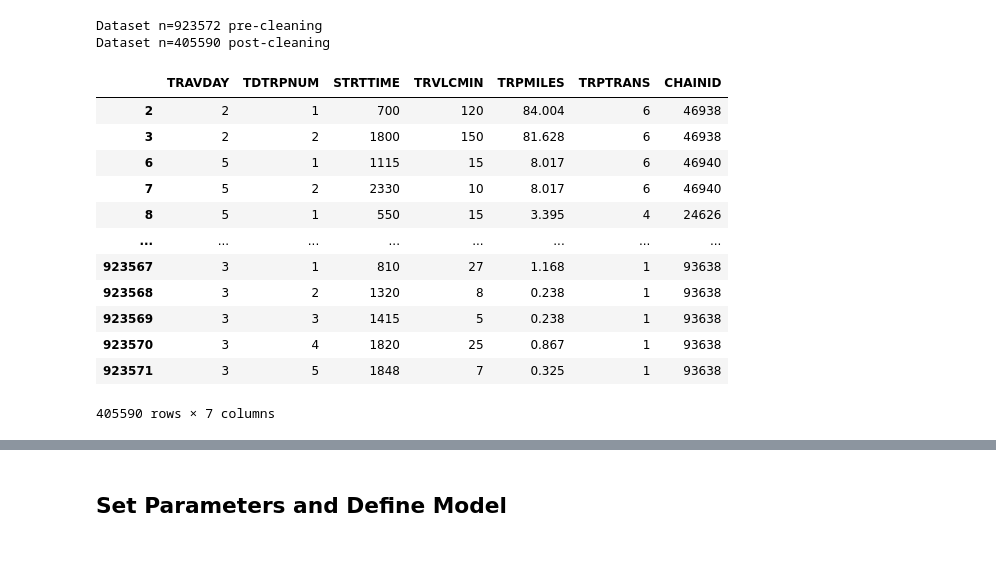
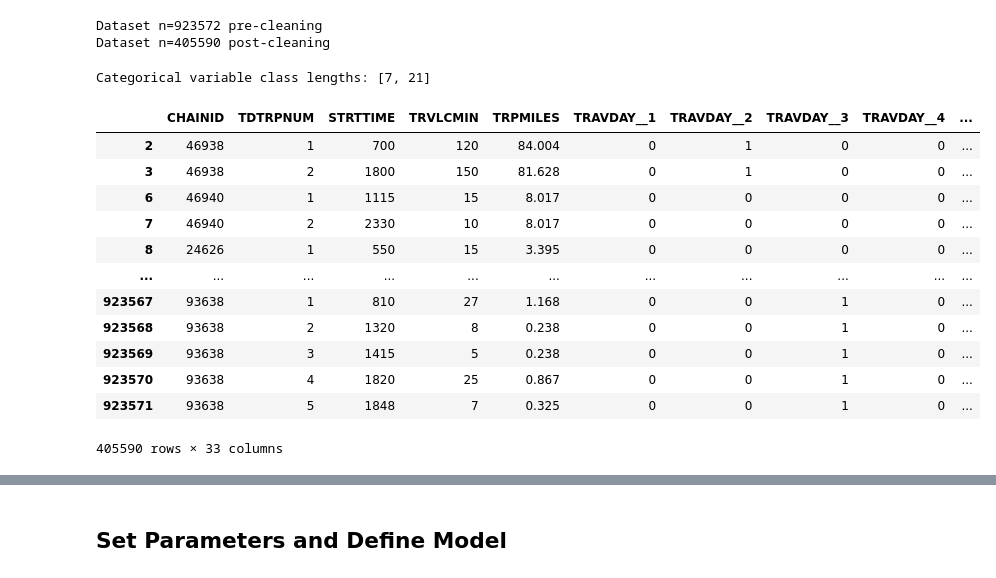
Before and after one commit to zackAemmer/generative_synthesis, a Jupyter notebook: trip_synthesizer.ipynb, the cells around one changed output, grey strips where cells are left out. Drawn from its saved outputs; the diff is of its cells as text; code cells hidden in the pictures.

```diff
--- a/trip_synthesizer.ipynb
+++ b/trip_synthesizer.ipynb
@@ -72,25 +92,42 @@ print(f"Dataset n={len(nhts_data)} post-cleaning")
 Dataset n=923572 pre-cleaning
 Dataset n=405590 post-cleaning
 # %%
-# Only numeric variables, only dynamic variables
-nhts_data = nhts_data[['TRAVDAY','TDTRPNUM','STRTTIME','TRVLCMIN','TRPMILES','TRPTRANS','CHAINID']].copy()
+# Only dynamic variables
+nhts_data = nhts_data[['CHAINID','TDTRPNUM','STRTTIME','TRVLCMIN','TRPMILES','TRAVDAY','TRPTRANS']].copy()
+CAT_IDX = 4  # Number of categorical variables, not including chainid
 MANIFEST_DIM = nhts_data.values.shape[1]-1 # All except chainid
+VAR_NAMES = nhts_data.columns
+# %%
+# Split categorical data into OHE vars, save num classes per variable
+dummies_list = []
+for x in range(CAT_IDX+1, MANIFEST_DIM+1):  # Include chainid because it is needed for now
+    dummies = nhts_data.iloc[:,x]
+    dummies = pd.get_dummies(dummies, prefix=f"{nhts_data.columns[x]}_")
+    dummies_list.append(dummies)
+CAT_LENGTHS = [x.shape[1] for x in dummies_list]
+print(f"Categorical variable class lengths: {CAT_LENGTHS}")
+# %% [output]
+Categorical variable class lengths: [7, 21]
 # %%
+# Final data frame after encoding OHE
+model_data_df = nhts_data.iloc[:,:CAT_IDX+1]
+for ohe_var in dummies_list:
+    model_data_df = pd.concat([model_data_df, ohe_var], axis=1)
+
 # Preview data that will be fed into model
-model_data_df = nhts_data
 model_data_df
 # %% [output]
-|  | TRAVDAY | TDTRPNUM | STRTTIME | TRVLCMIN | TRPMILES | TRPTRANS | CHAINID |
-| 2 | 2 | 1 | 700 | 120 | 84.004 | 6 | 46938 |
-| 3 | 2 | 2 | 1800 | 150 | 81.628 | 6 | 46938 |
-| 6 | 5 | 1 | 1115 | 15 | 8.017 | 6 | 46940 |
-| 7 | 5 | 2 | 2330 | 10 | 8.017 | 6 | 46940 |
-| 8 | 5 | 1 | 550 | 15 | 3.395 | 4 | 24626 |
-| ... | ... | ... | ... | ... | ... | ... | ... |
-| 923567 | 3 | 1 | 810 | 27 | 1.168 | 1 | 93638 |
-| 923568 | 3 | 2 | 1320 | 8 | 0.238 | 1 | 93638 |
-| 923569 | 3 | 3 | 1415 | 5 | 0.238 | 1 | 93638 |
-| 923570 | 3 | 4 | 1820 | 25 | 0.867 | 1 | 93638 |
-| 923571 | 3 | 5 | 1848 | 7 | 0.325 | 1 | 93638 |
+|  | CHAINID | TDTRPNUM | STRTTIME | TRVLCMIN | TRPMILES | TRAVDAY__1 | TRAVDAY__2 | TRAVDAY__3 | TRAVDAY__4 | ... |
+| 2 | 46938 | 1 | 700 | 120 | 84.004 | 0 | 1 | 0 | 0 | ... |
+| 3 | 46938 | 2 | 1800 | 150 | 81.628 | 0 | 1 | 0 | 0 | ... |
+| 6 | 46940 | 1 | 1115 | 15 | 8.017 | 0 | 0 | 0 | 0 | ... |
+| 7 | 46940 | 2 | 2330 | 10 | 8.017 | 0 | 0 | 0 | 0 | ... |
+| 8 | 24626 | 1 | 550 | 15 | 3.395 | 0 | 0 | 0 | 0 | ... |
+| ... | ... | ... | ... | ... | ... | ... | ... | ... | ... | ... |
+| 923567 | 93638 | 1 | 810 | 27 | 1.168 | 0 | 0 | 1 | 0 | ... |
+| 923568 | 93638 | 2 | 1320 | 8 | 0.238 | 0 | 0 | 1 | 0 | ... |
+| 923569 | 93638 | 3 | 1415 | 5 | 0.238 | 0 | 0 | 1 | 0 | ... |
+| 923570 | 93638 | 4 | 1820 | 25 | 0.867 | 0 | 0 | 1 | 0 | ... |
+| 923571 | 93638 | 5 | 1848 | 7 | 0.325 | 0 | 0 | 1 | 0 | ... |
-405590 rows × 7 columns
+405590 rows × 33 columns
 # %%
```
Also changed, not shown: parts of 25 cells of this notebook.
